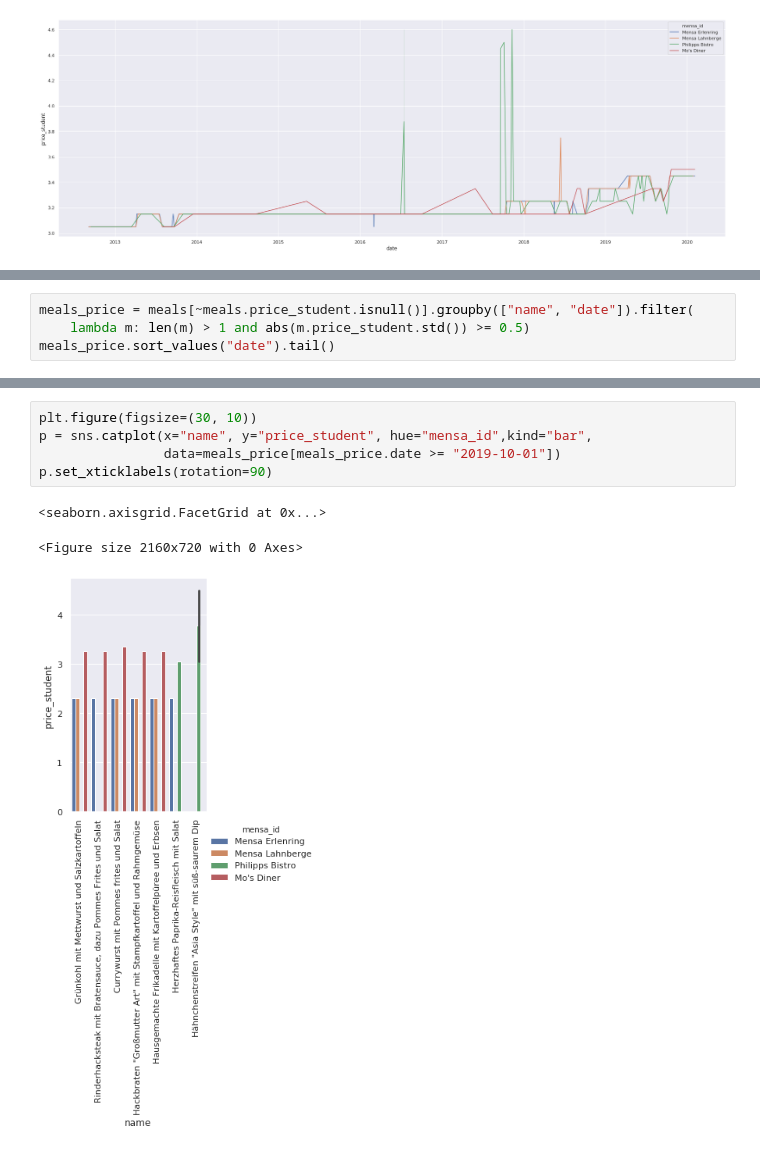
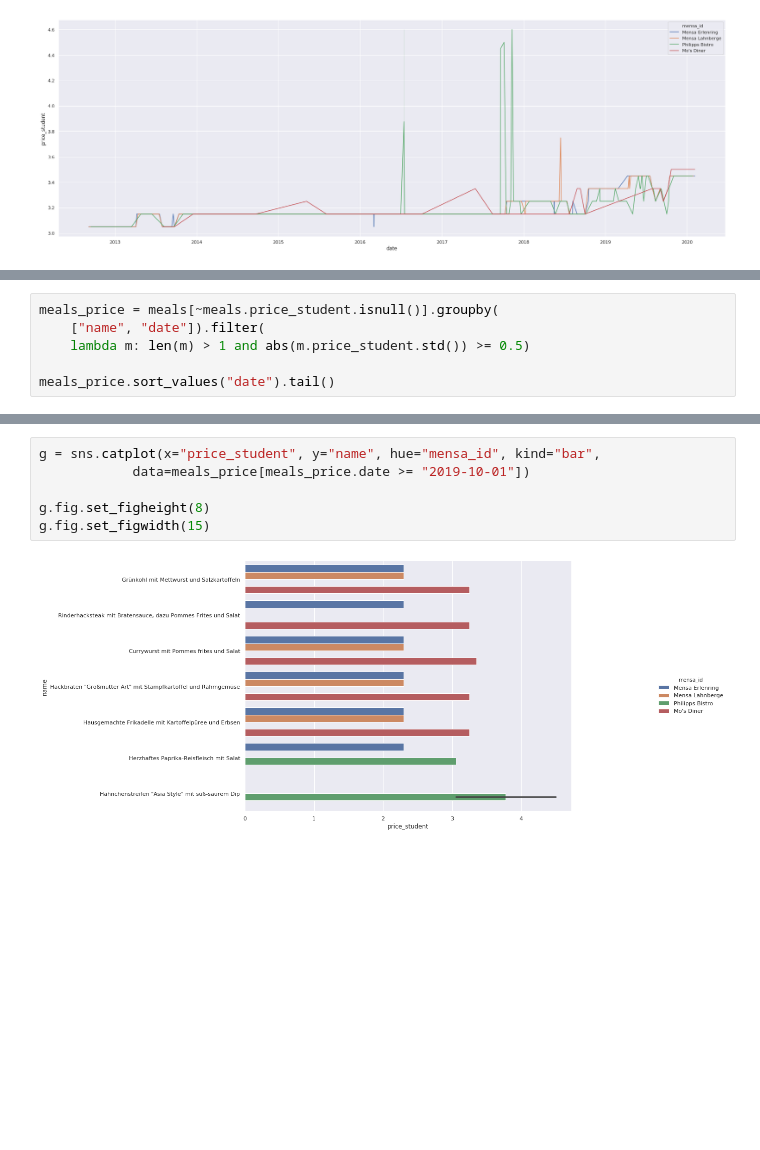
Before and after one commit to oxzi/about-mensa-mr, a Jupyter notebook: mensa_prices.ipynb, the cells around one changed output, grey strips where cells are left out. Cells and saved outputs as stored; diff of their text form; blank space fills up the shorter version.

```diff
--- a/mensa_prices.ipynb
+++ b/mensa_prices.ipynb
@@ -173,6 +193,8 @@ meals_vegan_mo.name.value_counts().to_frame().head()
 # %%
-meals_price = meals[~meals.price_student.isnull()].groupby(["name", "date"]).filter(
+meals_price = meals[~meals.price_student.isnull()].groupby(
+    ["name", "date"]).filter(
     lambda m: len(m) > 1 and abs(m.price_student.std()) >= 0.5)
+
 meals_price.sort_values("date").tail()
 # %% [output]
 |  | mensa_id | date | meal_id | name | category | price_student | notes |
@@ -198,11 +221,10 @@ meals_price[meals_price.date == "2020-01-31"]
 | 27879 | Philipps Bistro | 2020-01-31 | 4875013 | Hähnchenstreifen "Asia Style" mit... | Bistro Gourmet Fleisch | 4.50 | ['mit Konservierungsstoff', 'Schw... |
 | 27880 | Philipps Bistro | 2020-01-31 | 4896124 | Hähnchenstreifen "Asia Style" mit... | Late Lunch | 3.05 | ['mit Konservierungsstoff', 'Schw... |
 # %%
-plt.figure(figsize=(30, 10))
-p = sns.catplot(x="name", y="price_student", hue="mensa_id",kind="bar",
-                data=meals_price[meals_price.date >= "2019-10-01"])
-p.set_xticklabels(rotation=90)
+g = sns.catplot(x="price_student", y="name", hue="mensa_id", kind="bar",
+            data=meals_price[meals_price.date >= "2019-10-01"])
+
+g.fig.set_figheight(8)
+g.fig.set_figwidth(15)
 # %% [output]
-<seaborn.axisgrid.FacetGrid at 0x...>
-<Figure size 2160x720 with 0 Axes>
-[figure, old version]
+[figure, new version]
```
Also changed, not shown: parts of 15 cells of this notebook.
